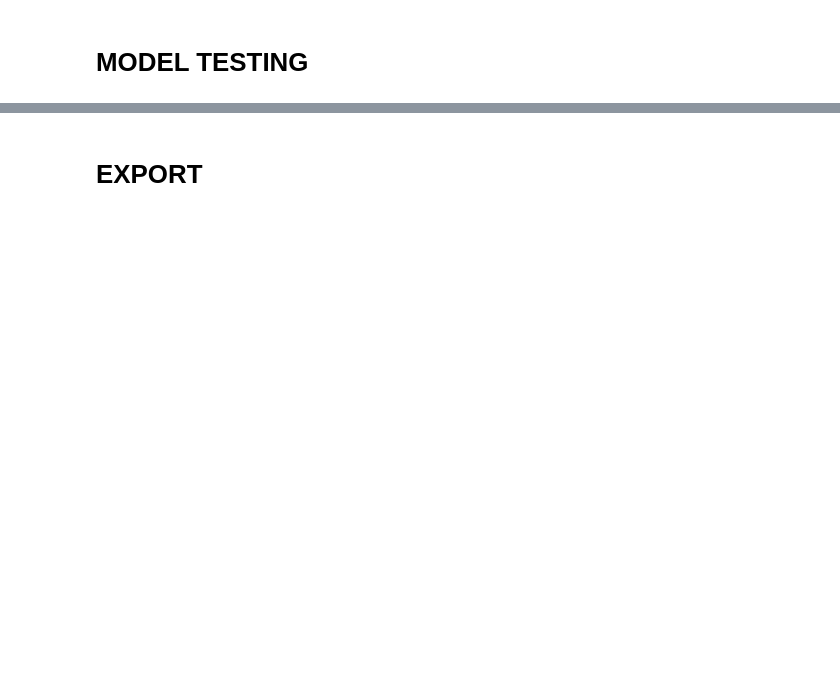
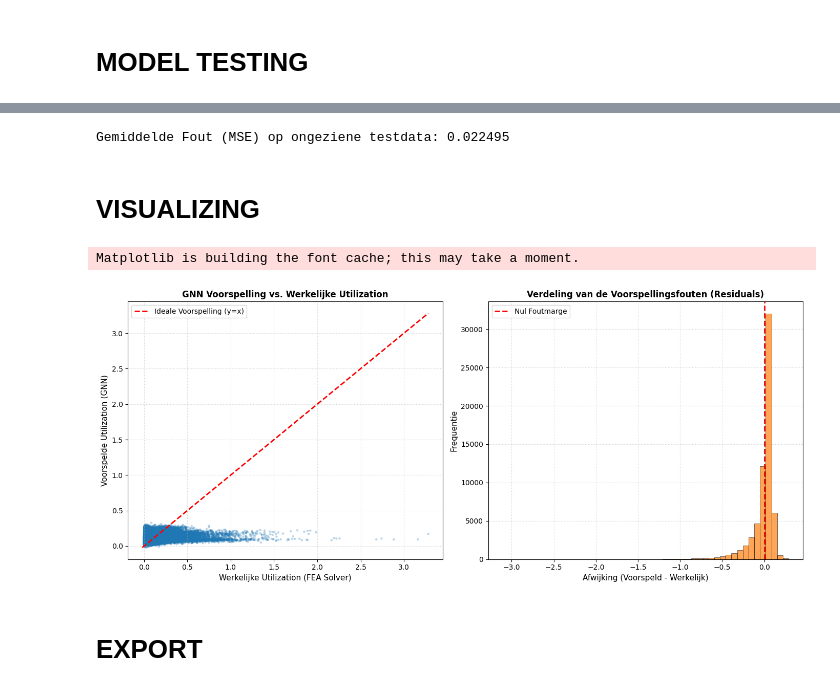
Before and after one commit to Jasp3r16/thesis_generative_timber, a Jupyter notebook: c21_surrogate_model_training.ipynb, the cells around one changed output, grey strips where cells are left out. Cells and saved outputs as stored; diff of their text form; code cells hidden in the pictures; blank space fills up the shorter version.

```diff
--- a/c21_surrogate_model_training.ipynb
+++ b/c21_surrogate_model_training.ipynb
@@ -248,3 +272,81 @@ AI Voorspelt beam31_utilization:        0.057
+# %%
+# --- EVALUATIE OP DE TESTSET ---
+
+model.eval() # Zet het model in evaluatie-modus (belangrijk: bevriest het leerproces)
+totale_test_loss = 0
+
+# We vertellen PyTorch dat we geen gradients (leer-wiskunde) hoeven te onthouden.
+# Dit maakt het testen veel sneller en bespaart werkgeheugen.
+with torch.no_grad():
+    for batch in test_loader:
+        # Laat het model voorspellen op basis van ongeziene coördinaten
+        voorspellingen = model(batch)
+
+        # Bereken hoe ver deze voorspellingen afwijken van de realiteit
+        loss = loss_functie(voorspellingen, batch.y)
+        totale_test_loss += loss.item()
+
+# Bereken en print het eindcijfer
+gemiddelde_test_loss = totale_test_loss / len(test_loader)
+print(f'Gemiddelde Fout (MSE) op ongeziene testdata: {gemiddelde_test_loss:.6f}')
+# %% [output]
+Gemiddelde Fout (MSE) op ongeziene testdata: 0.022495
+# %% [markdown]
+# VISUALIZING
+# %%
+import matplotlib.pyplot as plt
+import numpy as np
+import torch
+
+# 1. Verzamel alle voorspellingen en echte waardes
+model.eval()
+echte_waardes = []
+voorspelde_waardes = []
+
+with torch.no_grad():
+    for batch in test_loader:
+        voorspellingen = model(batch)
+
+        # Converteer de PyTorch tensors naar platte Numpy lijsten
+        echte_waardes.extend(batch.y.cpu().numpy().flatten())
+        voorspelde_waardes.extend(voorspellingen.cpu().numpy().flatten())
+
+echte_waardes = np.array(echte_waardes)
+voorspelde_waardes = np.array(voorspelde_waardes)
+
+# 2. Maak de figuren aan
+fig, (ax1, ax2) = plt.subplots(1, 2, figsize=(14, 6))
+
+# --- GRAFIEK 1: Predicted vs Actual Scatterplot ---
+ax1.scatter(echte_waardes, voorspelde_waardes, alpha=0.3, color='#1f77b4', s=10, edgecolor='none')
+
+# Bereken de min en max voor de ideale rode stippellijn (y = x)
+min_val = min(echte_waardes.min(), voorspelde_waardes.min())
+max_val = max(echte_waardes.max(), voorspelde_waardes.max())
+ax1.plot([min_val, max_val], [min_val, max_val], color='red', linestyle='--', linewidth=2, label='Ideale Voorspelling (y=x)')
+
+ax1.set_title('GNN Voorspelling vs. Werkelijke Utilization', fontsize=12, fontweight='bold')
+ax1.set_xlabel('Werkelijke Utilization (FEA Solver)', fontsize=11)
+ax1.set_ylabel('Voorspelde Utilization (GNN)', fontsize=11)
+ax1.legend()
+ax1.grid(True, linestyle=':', alpha=0.6)
+
+# --- GRAFIEK 2: Foutmarge Verdeling (Histogram) ---
+fouten = voorspelde_waardes - echte_waardes
+ax2.hist(fouten, bins=50, color='#ff7f0e', alpha=0.7, edgecolor='black', linewidth=0.5)
+
+ax2.axvline(0, color='red', linestyle='--', linewidth=2, label='Nul Foutmarge')
+ax2.set_title('Verdeling van de Voorspellingsfouten (Residuals)', fontsize=12, fontweight='bold')
+ax2.set_xlabel('Afwijking (Voorspeld - Werkelijk)', fontsize=11)
+ax2.set_ylabel('Frequentie', fontsize=11)
+ax2.legend()
+ax2.grid(True, linestyle=':', alpha=0.6)
+
+plt.tight_layout()
+plt.show()
+# %% [output]
+Matplotlib is building the font cache; this may take a moment.
+[figure, added]
 # %% [markdown]
 # EXPORT
 # %%
```
Also changed, not shown: parts of 12 cells of this notebook.
